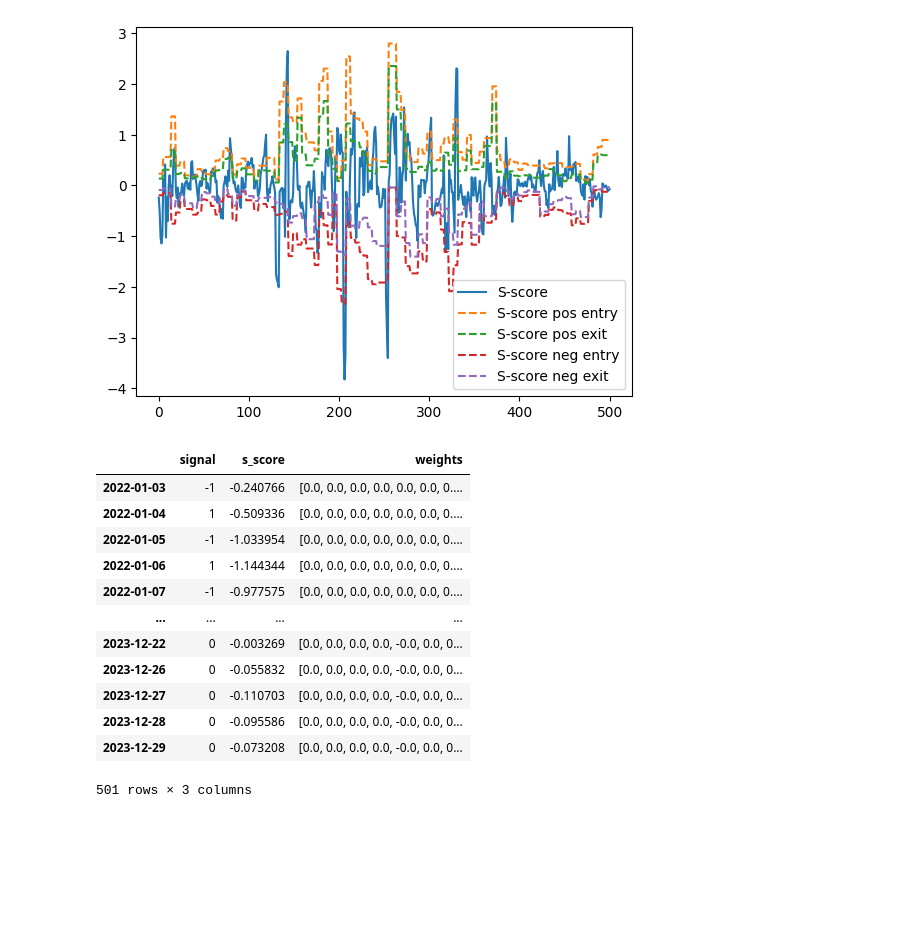
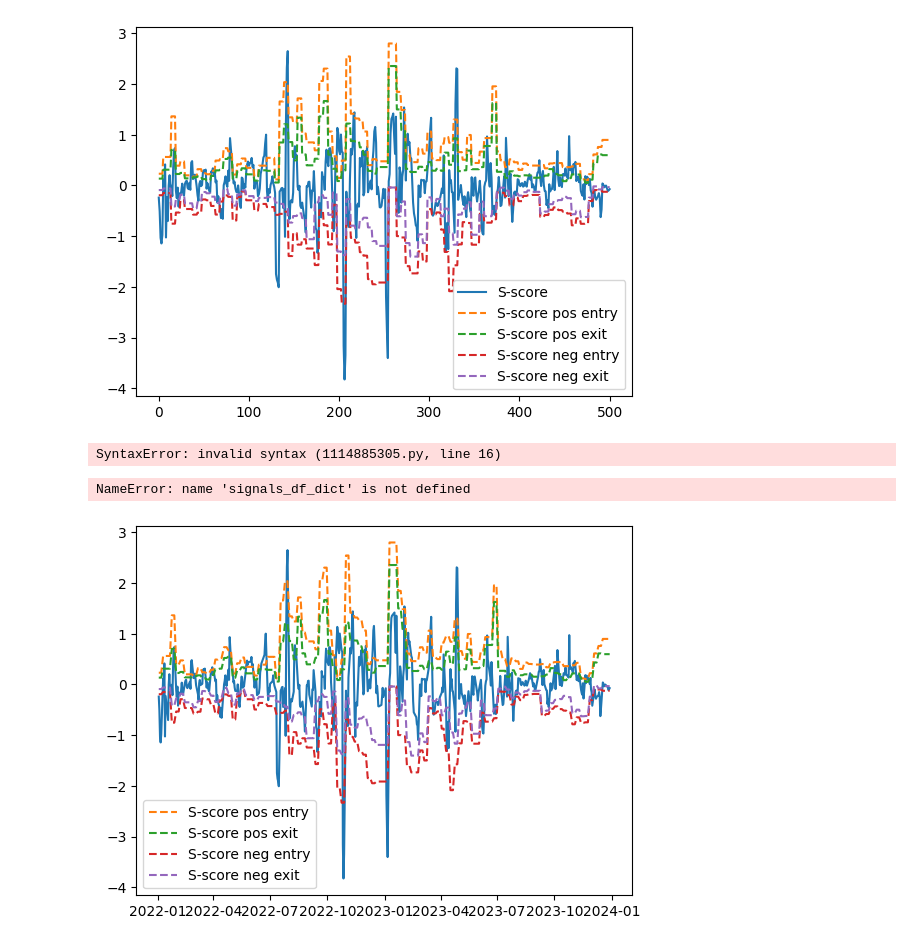
Before and after one commit to houyuting2000/Statistical_Arbitrage_Algo, a Jupyter notebook: main.ipynb, the cells around one changed output. Cells and saved outputs as stored; diff of their text form; code cells hidden in the pictures; blank space fills up the shorter version.

```diff
--- a/main.ipynb
+++ b/main.ipynb
@@ -443,22 +439,58 @@ plt.legend()
 plt.show()
 # %% [output]
 [figure]
-# %%
-df_signal = pd.DataFrame({'signal': signals_dict['MSFT'], 's_score': s_score_dict['MSFT'], 'weights': weights_dict['MSFT']}, index=index_time)
-
-
-df_signal
-# %% [output]
-|  | signal | s_score | weights |
-| 2022-01-03 | -1 | -0.240766 | [0.0, 0.0, 0.0, 0.0, 0.0, 0.0, 0.... |
-| 2022-01-04 | 1 | -0.509336 | [0.0, 0.0, 0.0, 0.0, 0.0, 0.0, 0.... |
-| 2022-01-05 | -1 | -1.033954 | [0.0, 0.0, 0.0, 0.0, 0.0, 0.0, 0.... |
-| 2022-01-06 | 1 | -1.144344 | [0.0, 0.0, 0.0, 0.0, 0.0, 0.0, 0.... |
-| 2022-01-07 | -1 | -0.977575 | [0.0, 0.0, 0.0, 0.0, 0.0, 0.0, 0.... |
-| ... | ... | ... | ... |
-| 2023-12-22 | 0 | -0.003269 | [0.0, 0.0, 0.0, 0.0, -0.0, 0.0, 0... |
-| 2023-12-26 | 0 | -0.055832 | [0.0, 0.0, 0.0, 0.0, -0.0, 0.0, 0... |
-| 2023-12-27 | 0 | -0.110703 | [0.0, 0.0, 0.0, 0.0, -0.0, 0.0, 0... |
-| 2023-12-28 | 0 | -0.095586 | [0.0, 0.0, 0.0, 0.0, -0.0, 0.0, 0... |
-| 2023-12-29 | 0 | -0.073208 | [0.0, 0.0, 0.0, 0.0, -0.0, 0.0, 0... |
-501 rows × 3 columns
+# %%
+PnL_dict = {}
+signals_df_dict = {}
+for ticker in selected_tickers:
+    PnL_dict[ticker] = [1000000]
+    signals_df_dict[ticker] = pd.DataFrame({'signal': signals_dict[ticker], 'position': positions_dict[ticker][1:], 's_score': s_score_dict[ticker], 'weights': weights_dict[ticker], 'S_pos_entry': s_score_pos_entry_dict[ticker], 'S_pos_exit': s_score_pos_exit_dict[ticker], 'S_neg_entry': s_score_neg_entry_dict[ticker], 'S_neg_exit': s_score_neg_exit_dict[ticker]}, index=index_time)
+    signals_df_dict[ticker]['Allocation_beforeclose'] = 0
+
+
+
+for i in range(len(df_trade)):
+    t = df_trade.index[i]
+    if i == 0:
+        for ticker in selected_tickers:
+            allocation_ETFs = -list(signals_df_dict[ticker].loc[t, 'weights'])
+            print(allocation_ETFs)
+            Allocation = PnL_dict[ticker][-1] * ([1] + )
+            print(Allocation)
+            signals_df_dict[ticker].loc[t, 'Allocation_beforeclose'] = Allocation
+        continue
+    #
+    # for ticker in selected_tickers:
+    #     signal_lastnight = signals_df_dict[ticker]['signal'].iloc[i-1]
+    #     position_lastnight = signals_df_dict[ticker]['position'].iloc[i-1]
+    #     weights_lastnight = signals_df_dict[ticker]['weights'].iloc[i-1]
+    #     allocation_lastnight = signals_df_dict[ticker]['Allocation_beforeclose'].iloc[i-1]
+
+    #     r_ETF_today = df_ETF_trade.loc[t, :]
+    #     r_ticker_today = df_trade.loc[t, ticker]
+
+    #     PnL_dict[ticker].append(r_ticker_today * signals_df_dict[ticker].loc[t, 'position'])
+
+
+
+
+
+
+
+#signals_df_dict['MSFT']
+# %% [output]
+SyntaxError: invalid syntax (1114885305.py, line 16)
+# %%
+signals_df_dict['MSFT']
+# %% [output]
+NameError: name 'signals_df_dict' is not defined
+# %%
+plt.plot(df_signal['s_score'])
+plt.plot(df_signal['S_pos_entry'], label='S-score pos entry', ls='--')
+plt.plot(df_signal['S_pos_exit'], label='S-score pos exit', ls='--')
+plt.plot(df_signal['S_neg_entry'], label='S-score neg entry', ls='--')
+plt.plot(df_signal['S_neg_exit'], label='S-score neg exit', ls='--')
+plt.legend()
+plt.show()
+# %% [output]
+[figure, added]
```
Also changed, not shown: parts of 3 cells of this notebook.
